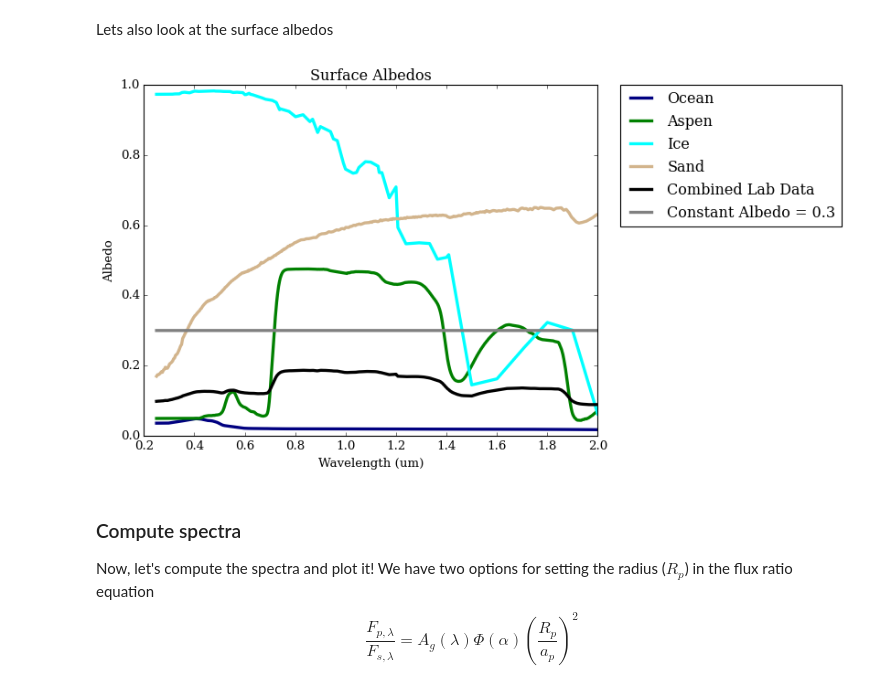
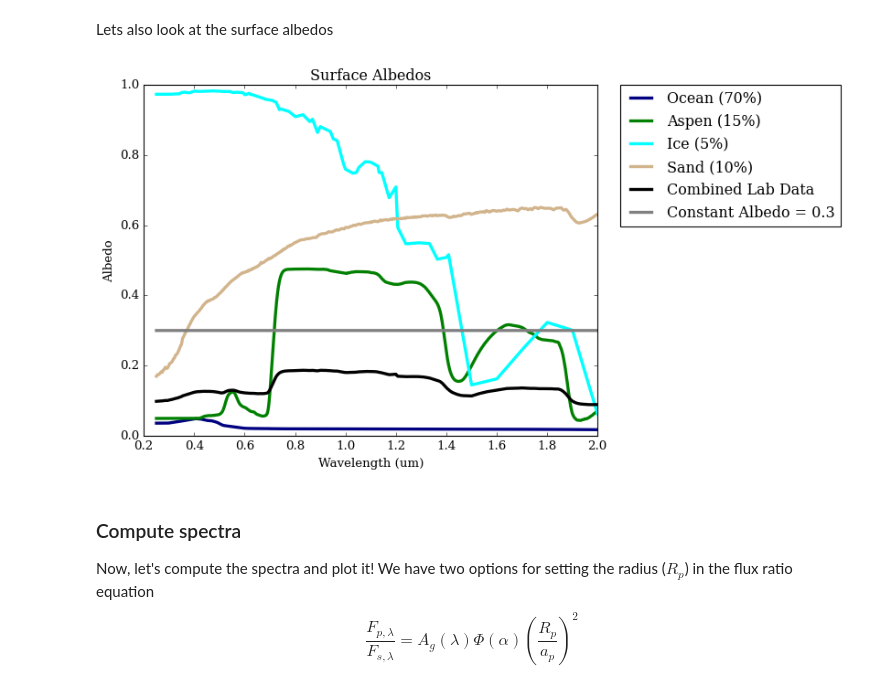
Before and after one commit to MartianColonist/POSEIDON, a Jupyter notebook: docs/content/notebooks/reflection_hwo.ipynb, the cells around one changed output. Cells and saved outputs as stored; diff of their text form; code cells hidden in the pictures.

```diff
--- a/docs/content/notebooks/reflection_hwo.ipynb
+++ b/docs/content/notebooks/reflection_hwo.ipynb
@@ -325,38 +325,38 @@ surface_component_albedos = load_surface_components(surface_components)
 surface_component_albedos_interpolated = interpolate_surface_components(wl,surface_components,surface_component_albedos,)
 
 # How we apply weights to albedos in POSEIDON (when surface_percentage_apply_to == 'albedos')
 surface_albedo_combined = np.zeros_like(wl)
 
 USGS_ocean_seawater_GG25_percentage = 0.70
 USGS_aspen_Z26_percentage = 0.15
 Grenfell1994_antarctic_Z26_percentage = 0.05
 USGS_quartz_sand_GG25_percentage = 0.10
 
 surface_component_percentages = [USGS_ocean_seawater_GG25_percentage,
                                     USGS_aspen_Z26_percentage,
                                     Grenfell1994_antarctic_Z26_percentage,
                                     USGS_quartz_sand_GG25_percentage]
 
 for n in range(len(surface_component_percentages)):
     surface_albedo_combined+= surface_component_percentages[n]*surface_component_albedos_interpolated[n]
 
 
 # Ok lets plot
 import matplotlib.pyplot as plt
 
-plt.plot(wl, surface_component_albedos_interpolated[0], label = 'Ocean', color = 'navy', lw = 3)
-plt.plot(wl, surface_component_albedos_interpolated[1], label = 'Aspen', color = 'green', lw = 3)
-plt.plot(wl, surface_component_albedos_interpolated[2], label = 'Ice', color = 'aqua', lw = 3)
-plt.plot(wl, surface_component_albedos_interpolated[3], label = 'Sand', color = 'tan', lw = 3)
+plt.plot(wl, surface_component_albedos_interpolated[0], label = 'Ocean (70%)', color = 'navy', lw = 3)
+plt.plot(wl, surface_component_albedos_interpolated[1], label = 'Aspen (15%)', color = 'green', lw = 3)
+plt.plot(wl, surface_component_albedos_interpolated[2], label = 'Ice (5%)', color = 'aqua', lw = 3)
+plt.plot(wl, surface_component_albedos_interpolated[3], label = 'Sand (10%)', color = 'tan', lw = 3)
 plt.plot(wl, surface_albedo_combined, label = 'Combined Lab Data', color = 'black', lw = 3)
 plt.plot(wl, np.full_like(wl, 0.3), label = 'Constant Albedo = 0.3', color = 'gray', lw = 3)
 plt.legend(bbox_to_anchor=(1.05, 1), loc='upper left', borderaxespad=0.)
 plt.title('Surface Albedos')
 plt.xlabel('Wavelength (um)')
 plt.ylabel('Albedo')
 plt.show()
 # %% [output]
-[figure, old version]
+[figure, new version]
 # %% [markdown]
 ### Compute spectra
 
```
Also changed, not shown: parts of 10 cells of this notebook, 1 other file.
